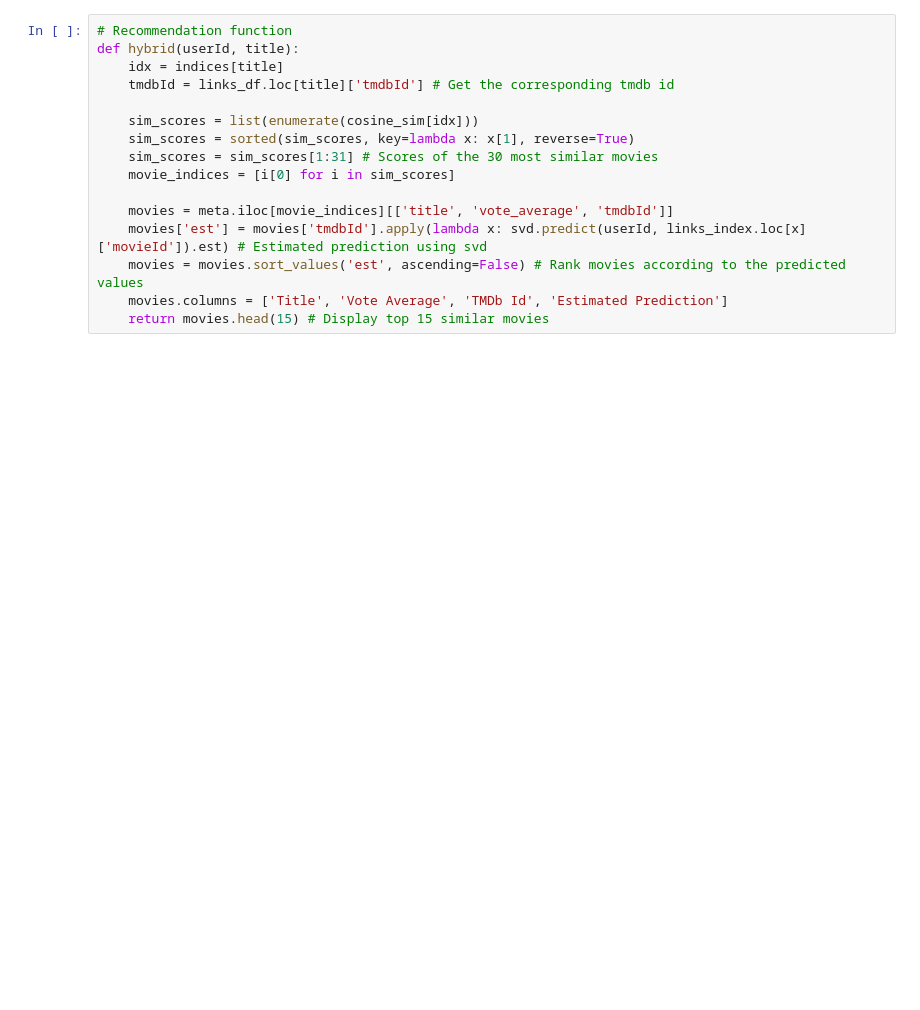
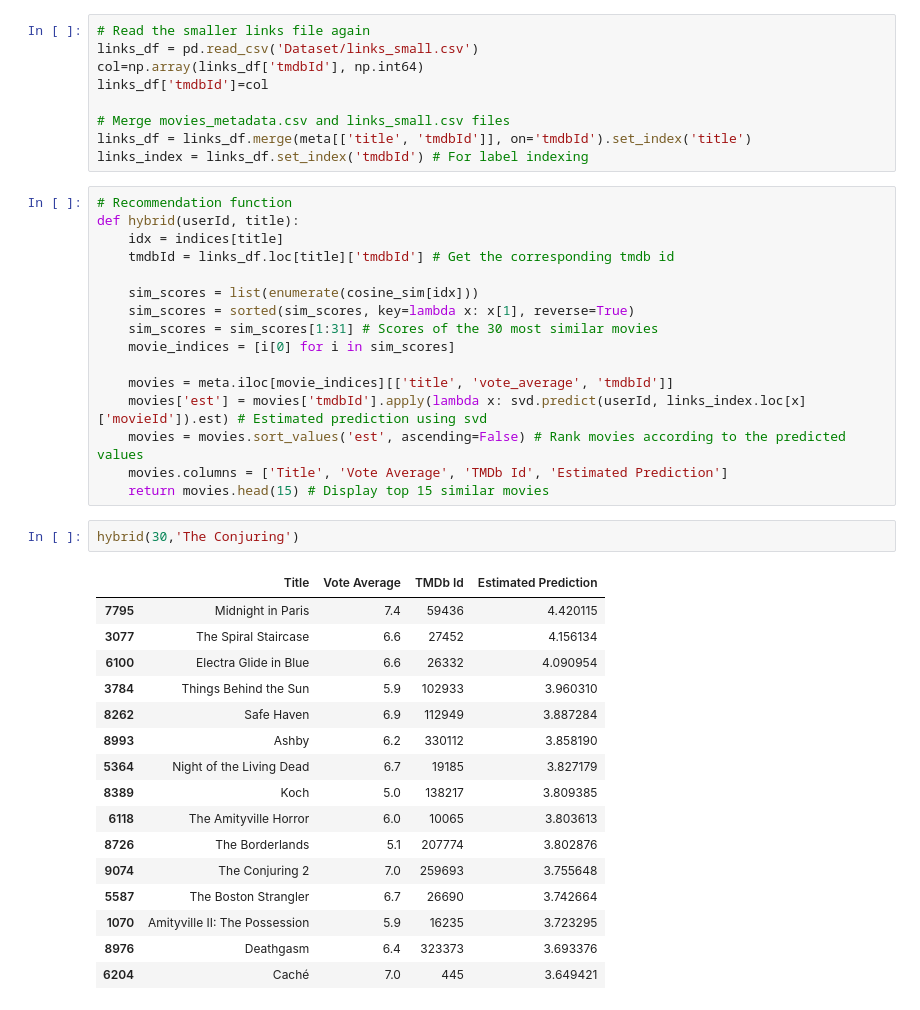
Before and after one commit to yadavgaurav251/Context-Aware-Recommender, a Jupyter notebook: hybridRecom.ipynb, the cells around one changed output. Drawn from its saved outputs; the diff is of its cells as text; blank space fills up the shorter version.

Commit message:
hybrid recommender now working

```diff
--- a/hybridRecom.ipynb
+++ b/hybridRecom.ipynb
@@ -222,6 +222,15 @@ ratings[ratings['userId'] == 10]
 | 787 | 10 | 2995 | 2.0 | 942766251 |
 | 788 | 10 | 3005 | 3.0 | 942766059 |
 | 789 | 10 | 3019 | 4.0 | 942767571 |
+# %%
+# Read the smaller links file again
+links_df = pd.read_csv('Dataset/links_small.csv')
+col=np.array(links_df['tmdbId'], np.int64)
+links_df['tmdbId']=col
+
+# Merge movies_metadata.csv and links_small.csv files
+links_df = links_df.merge(meta[['title', 'tmdbId']], on='tmdbId').set_index('title')
+links_index = links_df.set_index('tmdbId') # For label indexing
 # %%
 # Recommendation function
 def hybrid(userId, title):
@@ -238,3 +247,22 @@ def hybrid(userId, title):
     movies = movies.sort_values('est', ascending=False) # Rank movies according to the predicted values
     movies.columns = ['Title', 'Vote Average', 'TMDb Id', 'Estimated Prediction']
     return movies.head(15) # Display top 15 similar movies
+# %%
+hybrid(30,'The Conjuring')
+# %% [output]
+|  | Title | Vote Average | TMDb Id | Estimated Prediction |
+| 7795 | Midnight in Paris | 7.4 | 59436 | 4.420115 |
+| 3077 | The Spiral Staircase | 6.6 | 27452 | 4.156134 |
+| 6100 | Electra Glide in Blue | 6.6 | 26332 | 4.090954 |
+| 3784 | Things Behind the Sun | 5.9 | 102933 | 3.960310 |
+| 8262 | Safe Haven | 6.9 | 112949 | 3.887284 |
+| 8993 | Ashby | 6.2 | 330112 | 3.858190 |
+| 5364 | Night of the Living Dead | 6.7 | 19185 | 3.827179 |
+| 8389 | Koch | 5.0 | 138217 | 3.809385 |
+| 6118 | The Amityville Horror | 6.0 | 10065 | 3.803613 |
+| 8726 | The Borderlands | 5.1 | 207774 | 3.802876 |
+| 9074 | The Conjuring 2 | 7.0 | 259693 | 3.755648 |
+| 5587 | The Boston Strangler | 6.7 | 26690 | 3.742664 |
+| 1070 | Amityville II: The Possession | 5.9 | 16235 | 3.723295 |
+| 8976 | Deathgasm | 6.4 | 323373 | 3.693376 |
+| 6204 | Caché | 7.0 | 445 | 3.649421 |
```
